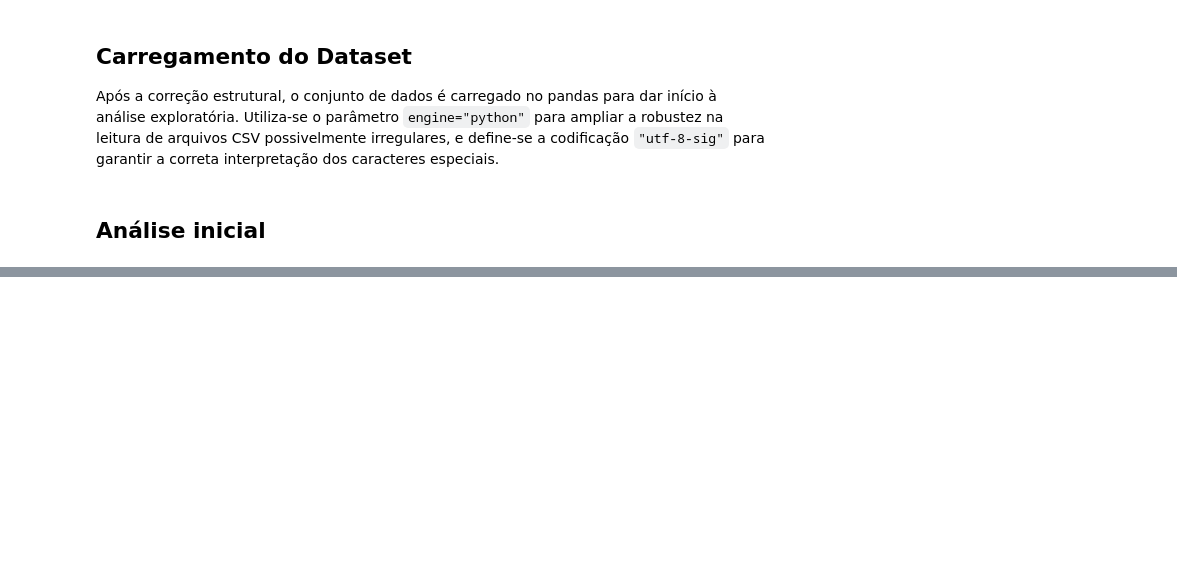
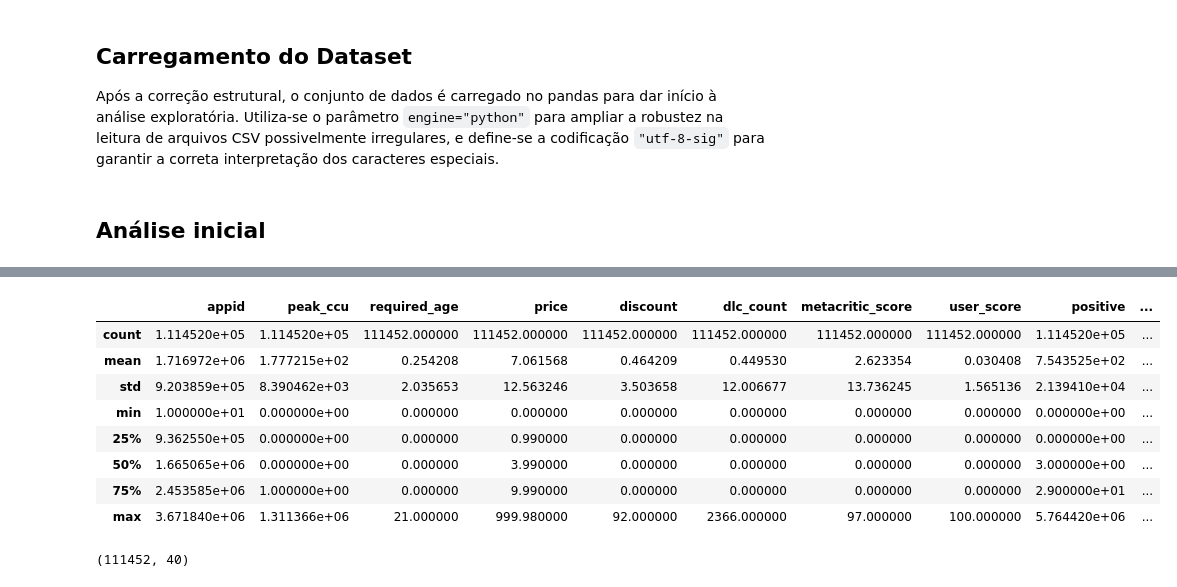
Before and after one commit to Tamicktom/analise-steam-games, a Jupyter notebook: 01-eda.ipynb, the cells around one changed output, grey strips where cells are left out. Cells and saved outputs as stored; diff of their text form; code cells hidden in the pictures; blank space fills up the shorter version.

```diff
--- a/01-eda.ipynb
+++ b/01-eda.ipynb
@@ -95,0 +123,16 @@ games_dataset = pandas.read_csv(
+# %%
+games_dataset.describe()
+# %% [output]
+|  | appid | peak_ccu | required_age | price | discount | dlc_count | metacritic_score | user_score | positive | ... |
+| count | 1.114520e+05 | 1.114520e+05 | 111452.000000 | 111452.000000 | 111452.000000 | 111452.000000 | 111452.000000 | 111452.000000 | 1.114520e+05 | ... |
+| mean | 1.716972e+06 | 1.777215e+02 | 0.254208 | 7.061568 | 0.464209 | 0.449530 | 2.623354 | 0.030408 | 7.543525e+02 | ... |
+| std | 9.203859e+05 | 8.390462e+03 | 2.035653 | 12.563246 | 3.503658 | 12.006677 | 13.736245 | 1.565136 | 2.139410e+04 | ... |
+| min | 1.000000e+01 | 0.000000e+00 | 0.000000 | 0.000000 | 0.000000 | 0.000000 | 0.000000 | 0.000000 | 0.000000e+00 | ... |
+| 25% | 9.362550e+05 | 0.000000e+00 | 0.000000 | 0.990000 | 0.000000 | 0.000000 | 0.000000 | 0.000000 | 0.000000e+00 | ... |
+| 50% | 1.665065e+06 | 0.000000e+00 | 0.000000 | 3.990000 | 0.000000 | 0.000000 | 0.000000 | 0.000000 | 3.000000e+00 | ... |
+| 75% | 2.453585e+06 | 1.000000e+00 | 0.000000 | 9.990000 | 0.000000 | 0.000000 | 0.000000 | 0.000000 | 2.900000e+01 | ... |
+| max | 3.671840e+06 | 1.311366e+06 | 21.000000 | 999.980000 | 92.000000 | 2366.000000 | 97.000000 | 100.000000 | 5.764420e+06 | ... |
+# %%
+games_dataset.shape
+# %% [output]
+(111452, 40)
```
Also changed, not shown: parts of 4 cells of this notebook, 1 other file.
